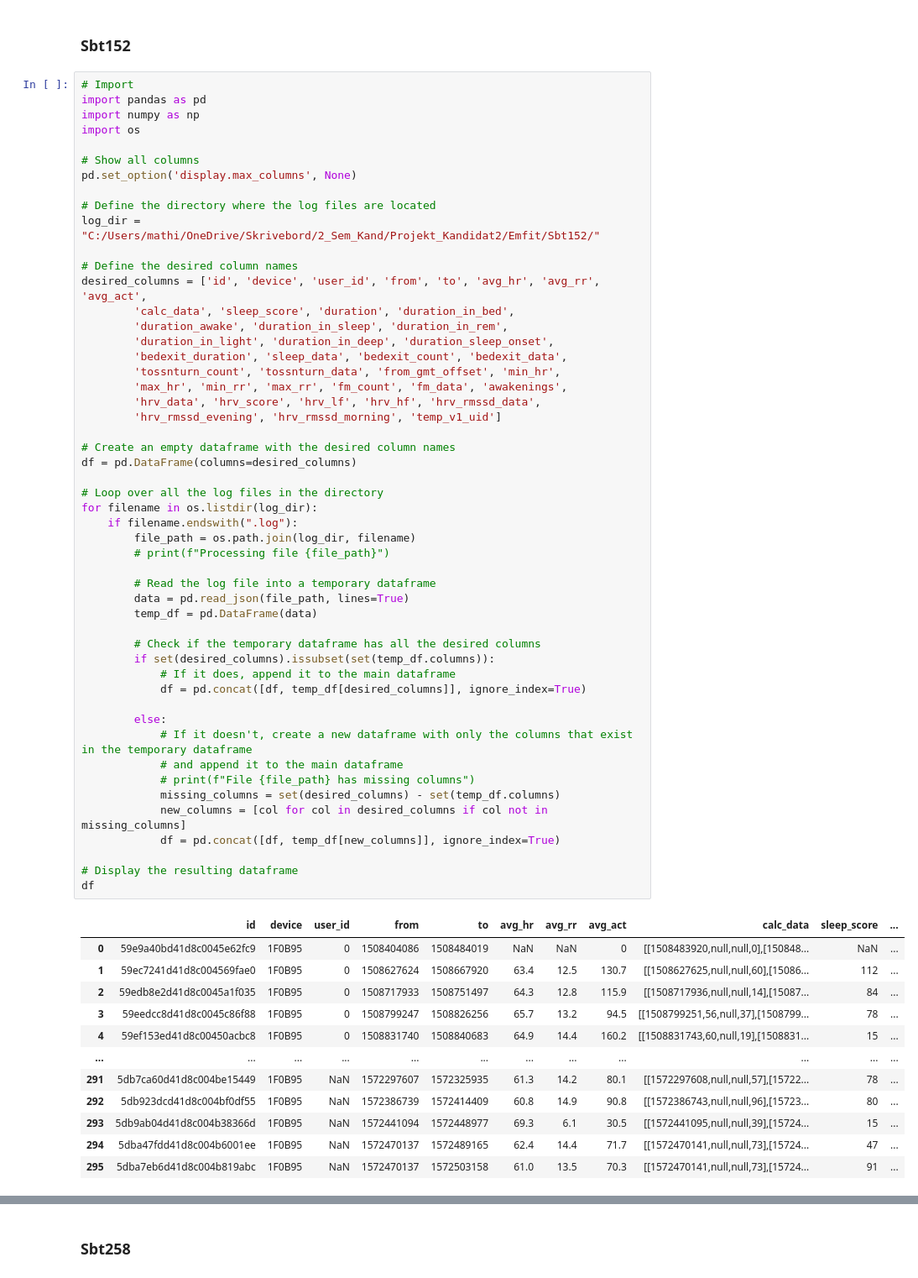
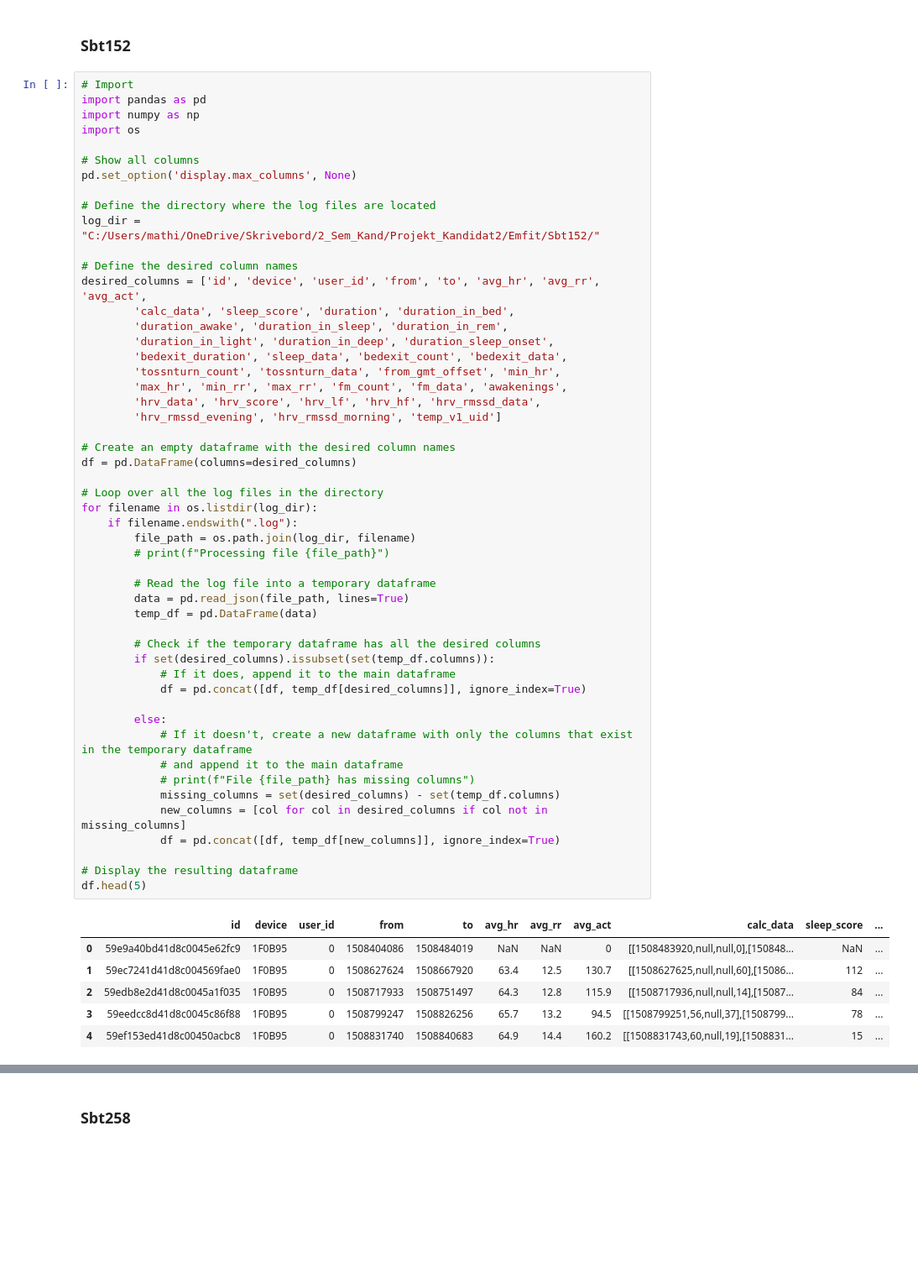
Before and after one commit to MathiasKirk/Projekt_Kandidat2, a Jupyter notebook: Emfit.ipynb, the cells around one changed output, grey strips where cells are left out. Shown at 84% size. Cells and saved outputs as stored; diff of their text form; blank space fills up the shorter version.

```diff
--- a/Emfit.ipynb
+++ b/Emfit.ipynb
@@ -32,37 +32,31 @@ df = pd.DataFrame(columns=desired_columns)
 for filename in os.listdir(log_dir):
     if filename.endswith(".log"):
         file_path = os.path.join(log_dir, filename)
         # print(f"Processing file {file_path}")
 
         # Read the log file into a temporary dataframe
         data = pd.read_json(file_path, lines=True)
         temp_df = pd.DataFrame(data)
 
         # Check if the temporary dataframe has all the desired columns
         if set(desired_columns).issubset(set(temp_df.columns)):
             # If it does, append it to the main dataframe
             df = pd.concat([df, temp_df[desired_columns]], ignore_index=True)
 
         else:
             # If it doesn't, create a new dataframe with only the columns that exist in the temporary dataframe
             # and append it to the main dataframe
             # print(f"File {file_path} has missing columns")
             missing_columns = set(desired_columns) - set(temp_df.columns)
             new_columns = [col for col in desired_columns if col not in missing_columns]
             df = pd.concat([df, temp_df[new_columns]], ignore_index=True)
 
 # Display the resulting dataframe
-df
+df.head(5)
 # %% [output]
 |  | id | device | user_id | from | to | avg_hr | avg_rr | avg_act | calc_data | sleep_score | ... |
 | 0 | 59e9a40bd41d8c0045e62fc9 | 1F0B95 | 0 | 1508404086 | 1508484019 | NaN | NaN | 0 | [[1508483920,null,null,0],[150848... | NaN | ... |
 | 1 | 59ec7241d41d8c004569fae0 | 1F0B95 | 0 | 1508627624 | 1508667920 | 63.4 | 12.5 | 130.7 | [[1508627625,null,null,60],[15086... | 112 | ... |
 | 2 | 59edb8e2d41d8c0045a1f035 | 1F0B95 | 0 | 1508717933 | 1508751497 | 64.3 | 12.8 | 115.9 | [[1508717936,null,null,14],[15087... | 84 | ... |
 | 3 | 59eedcc8d41d8c0045c86f88 | 1F0B95 | 0 | 1508799247 | 1508826256 | 65.7 | 13.2 | 94.5 | [[1508799251,56,null,37],[1508799... | 78 | ... |
 | 4 | 59ef153ed41d8c00450acbc8 | 1F0B95 | 0 | 1508831740 | 1508840683 | 64.9 | 14.4 | 160.2 | [[1508831743,60,null,19],[1508831... | 15 | ... |
-| ... | ... | ... | ... | ... | ... | ... | ... | ... | ... | ... | ... |
-| 291 | 5db7ca60d41d8c004be15449 | 1F0B95 | NaN | 1572297607 | 1572325935 | 61.3 | 14.2 | 80.1 | [[1572297608,null,null,57],[15722... | 78 | ... |
-| 292 | 5db923dcd41d8c004bf0df55 | 1F0B95 | NaN | 1572386739 | 1572414409 | 60.8 | 14.9 | 90.8 | [[1572386743,null,null,96],[15723... | 80 | ... |
-| 293 | 5db9ab04d41d8c004b38366d | 1F0B95 | NaN | 1572441094 | 1572448977 | 69.3 | 6.1 | 30.5 | [[1572441095,null,null,39],[15724... | 15 | ... |
-| 294 | 5dba47fdd41d8c004b6001ee | 1F0B95 | NaN | 1572470137 | 1572489165 | 62.4 | 14.4 | 71.7 | [[1572470141,null,null,73],[15724... | 47 | ... |
-| 295 | 5dba7eb6d41d8c004b819abc | 1F0B95 | NaN | 1572470137 | 1572503158 | 61.0 | 13.5 | 70.3 | [[1572470141,null,null,73],[15724... | 91 | ... |
```
Also changed, not shown: parts of 160 cells of this notebook, 1 other file.
